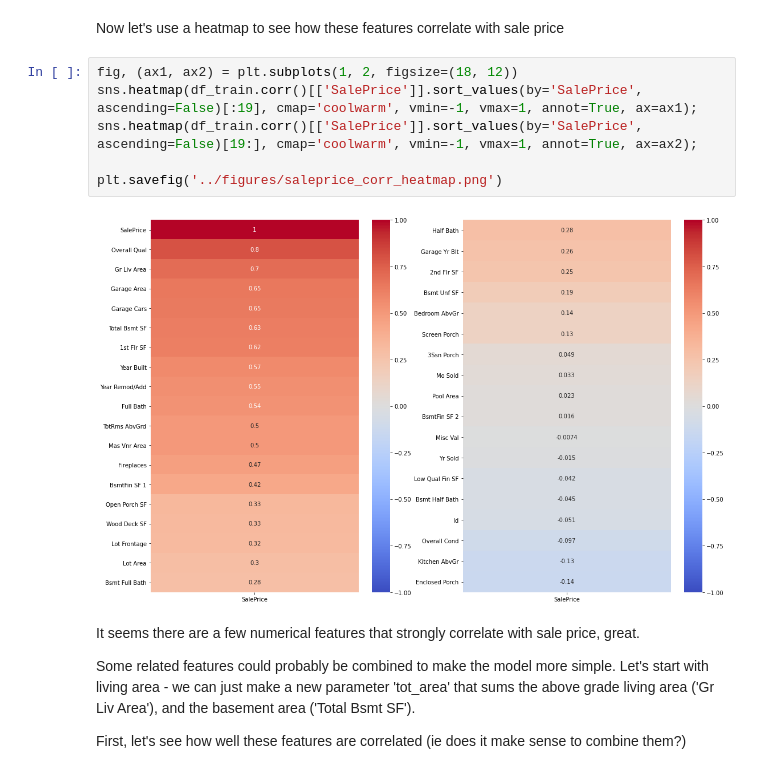
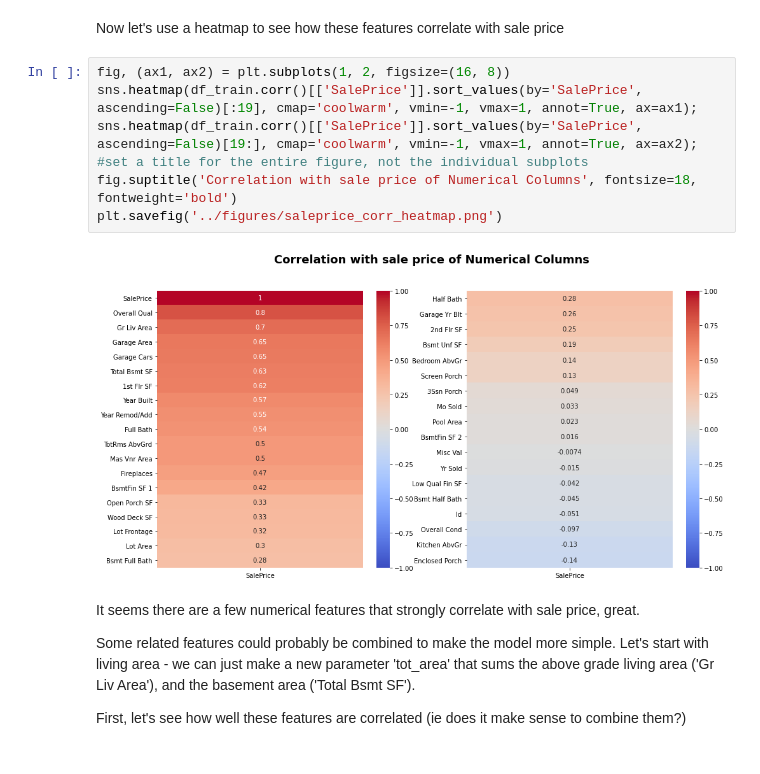
Before and after one commit to martijndevries/AmesHousingPrices, a Jupyter notebook: code/feature_engineering.ipynb, the cells around one changed output. Saved outputs shown, nothing was run; the diff lists cells and outputs as text.

```diff
--- a/code/feature_engineering.ipynb
+++ b/code/feature_engineering.ipynb
@@ -52,13 +52,14 @@ SalePrice
 # %% [markdown]
 Now let's use a heatmap to see how these features correlate with sale price
 # %%
-fig, (ax1, ax2) = plt.subplots(1, 2, figsize=(18, 12))
+fig, (ax1, ax2) = plt.subplots(1, 2, figsize=(16, 8))
 sns.heatmap(df_train.corr()[['SalePrice']].sort_values(by='SalePrice', ascending=False)[:19], cmap='coolwarm', vmin=-1, vmax=1, annot=True, ax=ax1);
 sns.heatmap(df_train.corr()[['SalePrice']].sort_values(by='SalePrice', ascending=False)[19:], cmap='coolwarm', vmin=-1, vmax=1, annot=True, ax=ax2);
-
+#set a title for the entire figure, not the individual subplots
+fig.suptitle('Correlation with sale price of Numerical Columns', fontsize=18, fontweight='bold')
 plt.savefig('../figures/saleprice_corr_heatmap.png')
 # %% [output]
-[figure, old version]
+[figure, new version]
 # %% [markdown]
 It seems there are a few numerical features that strongly correlate with sale price, great.
 
```
Also changed, not shown: parts of 4 cells of this notebook, 8 other files.
